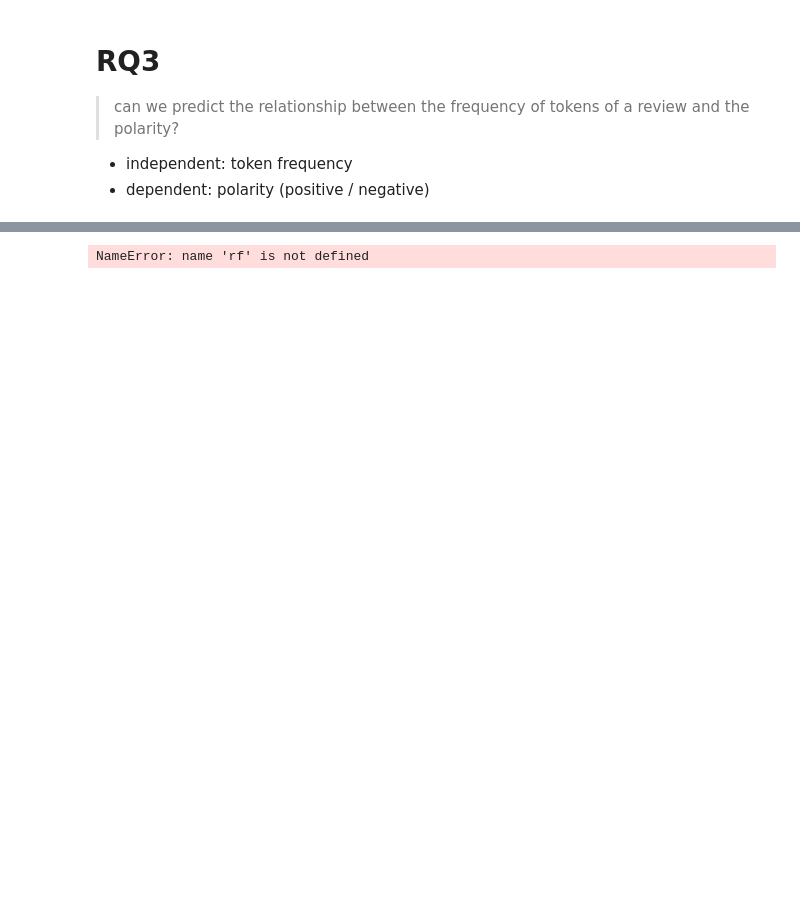
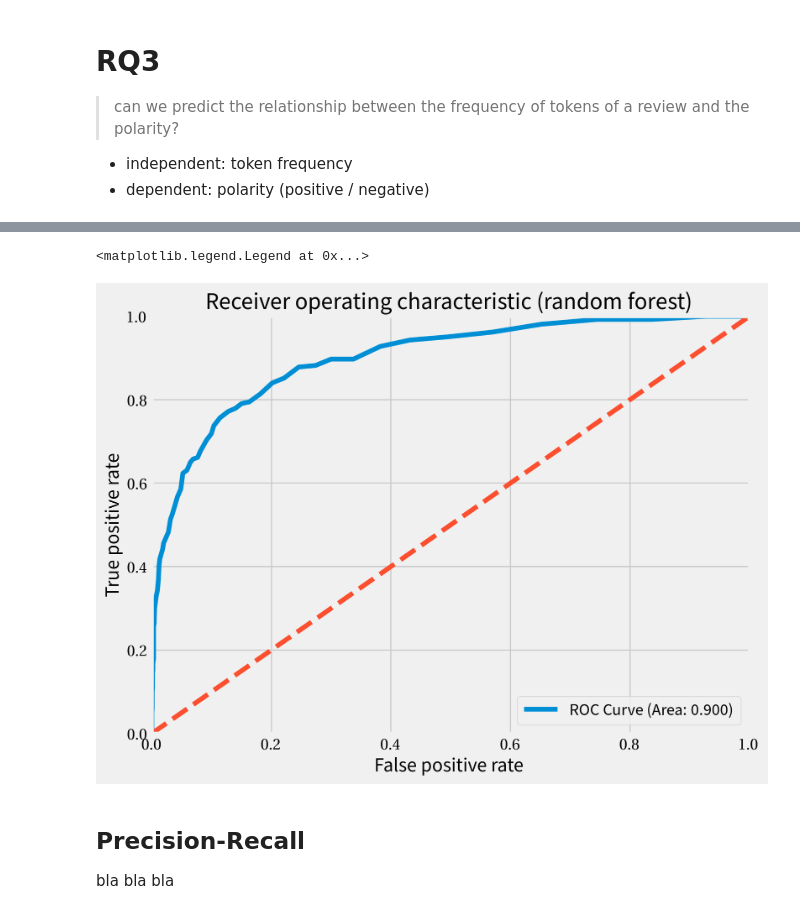
Before and after one commit to jiyometrik/pw23, a Jupyter notebook: code/rq3_randomforest.ipynb, the cells around one changed output, grey strips where cells are left out. Cells and saved outputs as stored; diff of their text form; code cells hidden in the pictures; blank space fills up the shorter version.

```diff
--- a/code/rq3_randomforest.ipynb
+++ b/code/rq3_randomforest.ipynb
@@ -129,27 +228,26 @@ feature_importances_df = pd.DataFrame({'feature': features, 'importance': rf.fea
 # %%
-y_pred = [pred[1] for pred in rf.predict_proba(x_test)]
-# false +ve rate, true +ve rate
-fpr, tpr, thresholds = roc_curve(y_test, y_pred, pos_label=1)
+FALSE_POS_RATE, TRUE_POS_RATE, thresholds = roc_curve(y_test, y_pred, pos_label=1)
+roc_auc = auc(FALSE_POS_RATE, TRUE_POS_RATE)
 
-'''
-receiver operating characteristic:
-the higher the curve above the diagonal baseline, the better the preds
-'''
-roc_auc = auc(fpr, tpr)
+plt.plot(
+    FALSE_POS_RATE,
+    TRUE_POS_RATE,
+    label=f"ROC Curve (Area: {roc_auc:.3f})"
+)
+plt.plot([0, 1], [0, 1], linestyle="--")
 
-# plot the roc curve
-plt.figure(1, figsize=(15, 10))
-lw = 2
-plt.plot(fpr, tpr, color='darkorange',
-         lw=lw, label='ROC Curve (area = %0.2f)' % roc_auc)
-plt.plot([0, 1], [0, 1], lw=lw, linestyle='--')
+plt.xlabel("False positive rate")
+plt.ylabel("True positive rate")
 plt.xlim([0.0, 1.0])
 plt.ylim([0.0, 1.0])
-plt.xlabel('False Positive Rate')
-plt.ylabel('True Positive Rate')
-plt.title('Receiver Operating Characteristic (Random Forest)')
-plt.legend(loc="lower right")
-plt.show()
+plt.title("Receiver operating characteristic (random forest)")
+plt.legend(loc="best")
+# plt.show()
 # %% [output]
-NameError: name 'rf' is not defined
+<matplotlib.legend.Legend at 0x...>
+[figure, added]
+# %% [markdown]
+## Precision-Recall
+
+bla bla bla
 # %%
```
Also changed, not shown: parts of 16 cells of this notebook, 6 other files.
